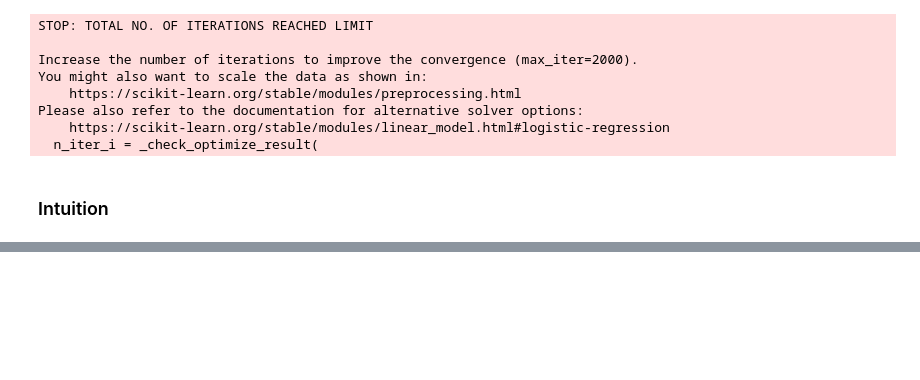
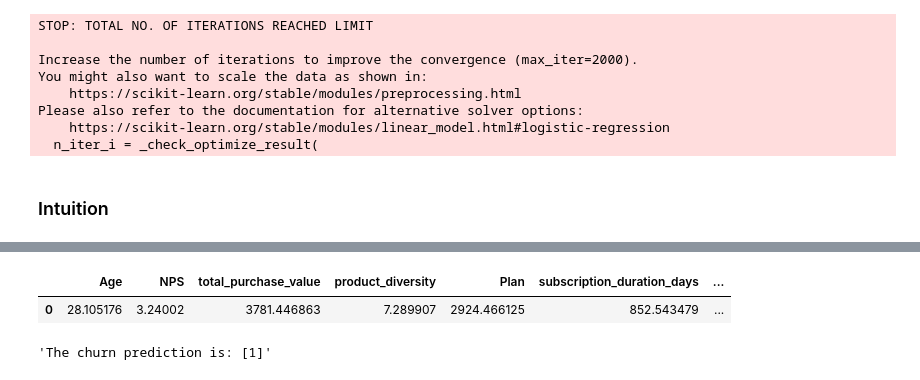
Before and after one commit to tshallycodes/REDER-PREDICTIONS, a Jupyter notebook: model.ipynb, the cells around one changed output, grey strips where cells are left out. Drawn from its saved outputs; the diff is of its cells as text; code cells hidden in the pictures; blank space fills up the shorter version.

```diff
--- a/model.ipynb
+++ b/model.ipynb
@@ -214,0 +268,31 @@ Please also refer to the documentation for alternative solver options:
+# %%
+# Create a sample data using the first row of mutual_data, each column will randomly add or subtract 10% of its value
+import numpy as np
+sample_data = mutual_data.iloc[0].copy()
+for col in mutual_data.columns:
+    if col != 'CustomerID' and col != 'ChurnLabel':
+        variation = sample_data[col] * 0.1
+        sample_data[col] += np.random.uniform(-variation, variation)
+
+sample_data = sample_data.drop(labels=['CustomerID', 'ChurnLabel'])
+sample_data = sample_data.values
+
+# Turn to dataframe
+sample_df = pd.DataFrame([sample_data], columns=mutual_data.columns.drop(['CustomerID', 'ChurnLabel']))
+sample_df.head()
+# %% [output]
+|  | Age | NPS | total_purchase_value | product_diversity | Plan | subscription_duration_days | ... |
+| 0 | 28.105176 | 3.24002 | 3781.446863 | 7.289907 | 2924.466125 | 852.543479 | ... |
+# %%
+def inference(sample):
+    # Load the saved model
+    with open('logreg_model.pkl', 'rb') as f:
+        model = pickle.load(f)
+
+    # Make prediction
+    prediction = model.predict(sample)
+    return (f"The churn prediction is: {prediction}")
+
+inference(sample_df)
+# %% [output]
+'The churn prediction is: [1]'
```
Also changed, not shown: parts of 7 cells of this notebook, 2 other files.
